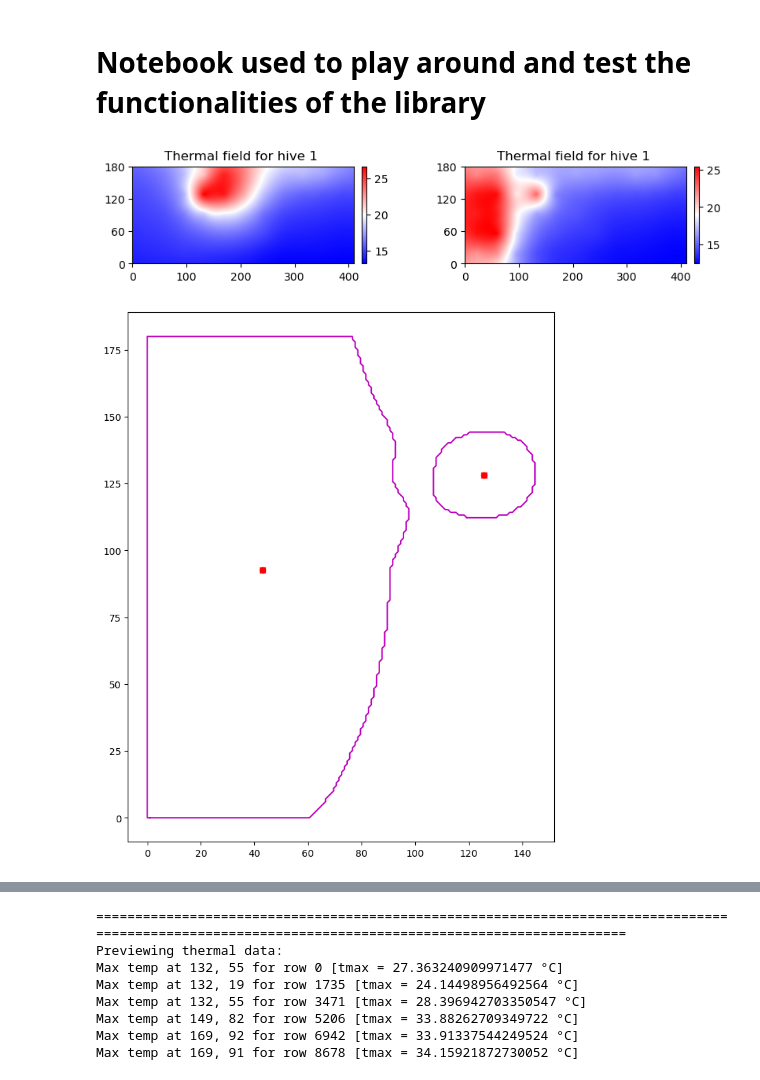
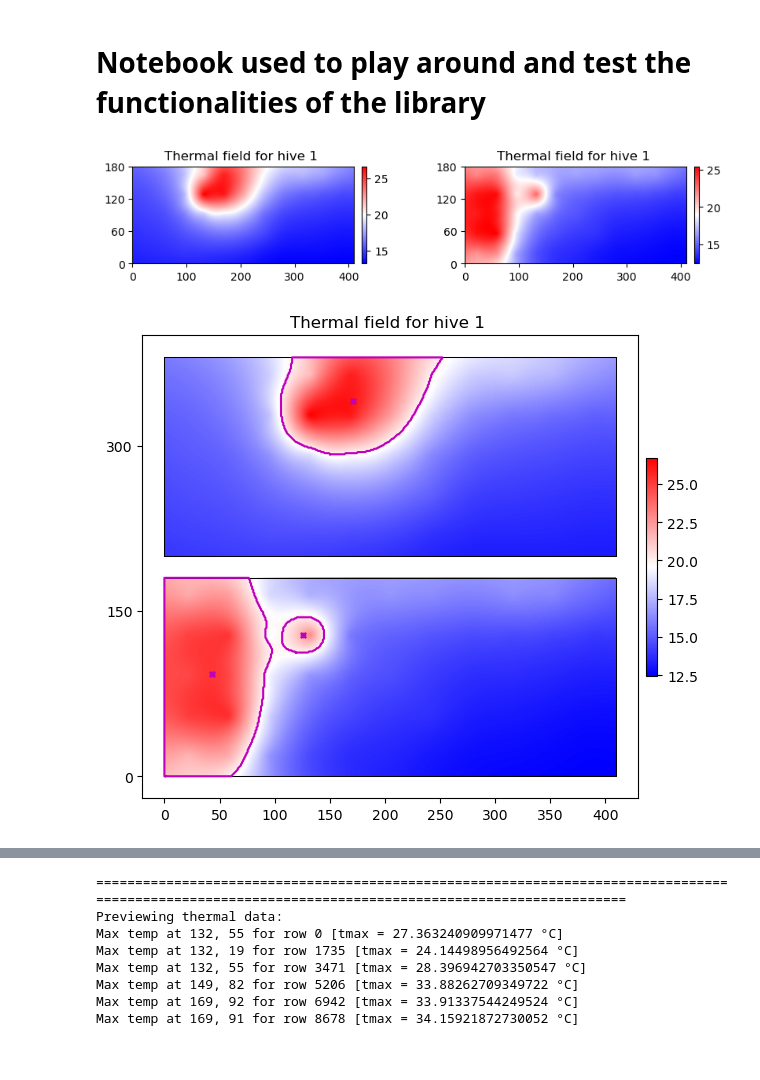
Before and after one commit to epfl-mobots/ABCThermalPlots, a Jupyter notebook: sandbox.ipynb, the cells around one changed output, grey strips where cells are left out. Saved outputs shown, nothing was run; the diff lists cells and outputs as text; code cells hidden in the pictures.

```diff
--- a/sandbox.ipynb
+++ b/sandbox.ipynb
@@ -15,21 +17,21 @@ import cv2
 # %%
 # Plotting data from december 2020 zigzag experiment
 file_path = '/Users/cyrilmonette/Library/CloudStorage/SynologyDrive-data/20.12_actuation_OH/Thermal meas/abc_heat_201208-104759--210128-094843-utc_zigzag.dat'
 
 temperatures, _ = readFromFile(file_path)
 upper_tf = ThermalFrame(temperatures.iloc[0].to_numpy(), hive_id=1, bad_sensors=[31])
 lower_tf = ThermalFrame(temperatures.iloc[3000].to_numpy(), hive_id=1, bad_sensors=[31])
 fig, ax = plt.subplots(1,2, figsize=(10,6))
 upper_tf.plot_thermal_field(ax=ax[0])
 lower_tf.plot_thermal_field(ax=ax[1])
 plt.show()
 
 th = ThermalHive(upper_tf, lower_tf, isotherm=20.0)
 fig, ax = plt.subplots(1,1, figsize=(8,10))
-th.plot(ax=ax, frame='lower')
+th.plot(ax=ax)
 # %% [output]
 [figure]
-[figure, old version]
+[figure, new version]
 # %%
 # Plotting data from december 2020 zigzag experiment
 file_path = '/Users/cyrilmonette/Library/CloudStorage/SynologyDrive-data/20.12_actuation_OH/Thermal meas/abc_heat_201208-104759--210128-094843-utc_zigzag.dat'
```
Also changed, not shown: parts of 3 cells of this notebook, 3 other files.
